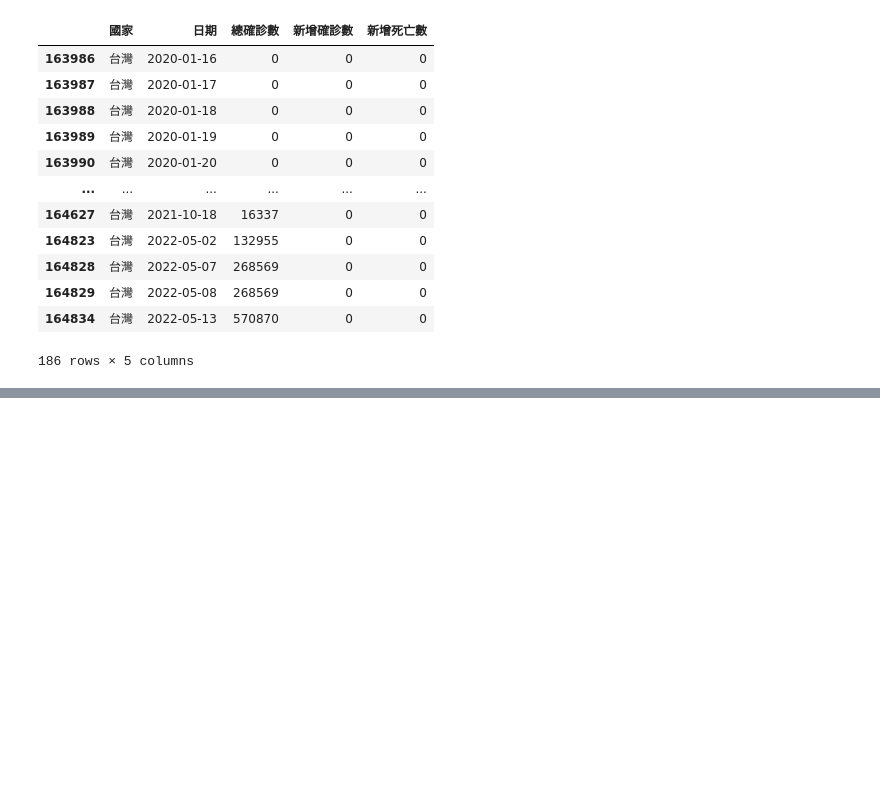
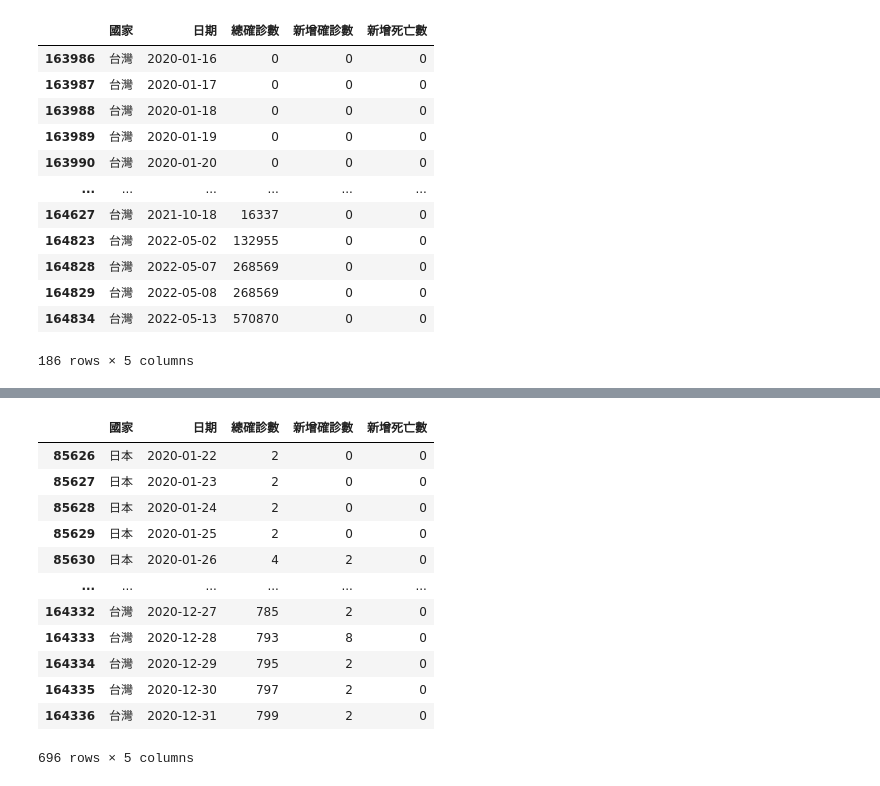
Before and after one commit to lansj0221/2024_2_20_2_4, a Jupyter notebook: lesson17/lesson17_1.ipynb, the cells around one changed output, grey strips where cells are left out. Saved outputs shown, nothing was run; the diff lists cells and outputs as text; code cells hidden in the pictures; blank space fills up the shorter version.

```diff
--- a/lesson17/lesson17_1.ipynb
+++ b/lesson17/lesson17_1.ipynb
@@ -74,0 +140,16 @@ taiwan_zero.to_excel('台灣新增確診數0.xlsx')
+# %%
+df2.query("日期>='2020-01-01' and 日期<='2020-12-31'")#抓一整年的
+# %% [output]
+|  | 國家 | 日期 | 總確診數 | 新增確診數 | 新增死亡數 |
+| 85626 | 日本 | 2020-01-22 | 2 | 0 | 0 |
+| 85627 | 日本 | 2020-01-23 | 2 | 0 | 0 |
+| 85628 | 日本 | 2020-01-24 | 2 | 0 | 0 |
+| 85629 | 日本 | 2020-01-25 | 2 | 0 | 0 |
+| 85630 | 日本 | 2020-01-26 | 4 | 2 | 0 |
+| ... | ... | ... | ... | ... | ... |
+| 164332 | 台灣 | 2020-12-27 | 785 | 2 | 0 |
+| 164333 | 台灣 | 2020-12-28 | 793 | 8 | 0 |
+| 164334 | 台灣 | 2020-12-29 | 795 | 2 | 0 |
+| 164335 | 台灣 | 2020-12-30 | 797 | 2 | 0 |
+| 164336 | 台灣 | 2020-12-31 | 799 | 2 | 0 |
+696 rows × 5 columns
```
Also changed, not shown: parts of 8 cells of this notebook, 1 other file.
